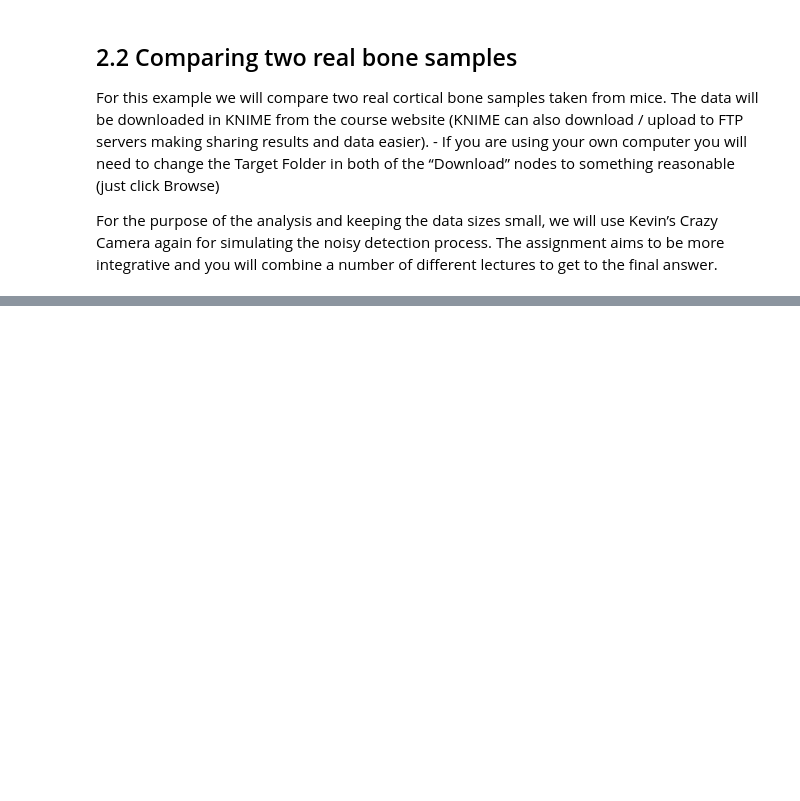
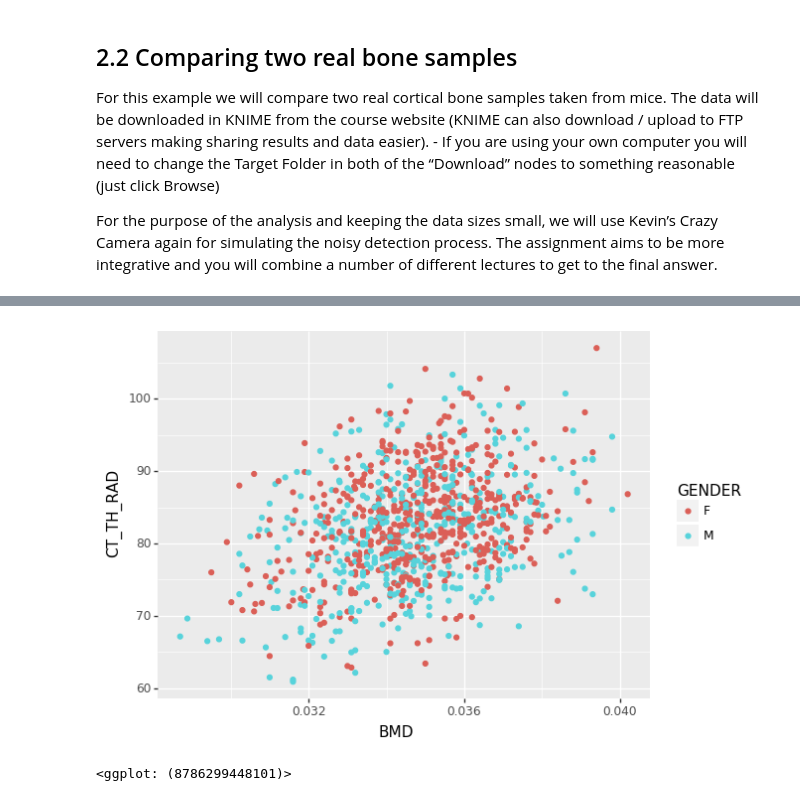
Before and after one commit to kmader/Quantitative-Big-Imaging-2019, a Jupyter notebook: Exercises/10-Statistics_DataFrames/10-Statistics_DataFrames.ipynb, the cells around one changed output, grey strips where cells are left out. Cells and saved outputs as stored; diff of their text form; code cells hidden in the pictures; blank space fills up the shorter version.

```diff
--- a/Exercises/10-Statistics_DataFrames/10-Statistics_DataFrames.ipynb
+++ b/Exercises/10-Statistics_DataFrames/10-Statistics_DataFrames.ipynb
@@ -141,0 +282,9 @@ ggplot(cur.df,aes(x=volume))+
+# %%
+m=pheno
+m=m.rename(columns={"FEMALE": "GENDER"})
+m['GENDER'] = m['GENDER'].apply(lambda x: 'F' if x else 'M')
+# %%
+ggplot(m,aes(x="BMD",y="CT_TH_RAD",color="GENDER"))+geom_point()
+# %% [output]
+[figure, added]
+<ggplot: (8786299448101)>
```
Also changed, not shown: parts of 29 cells of this notebook, 6 other files.
